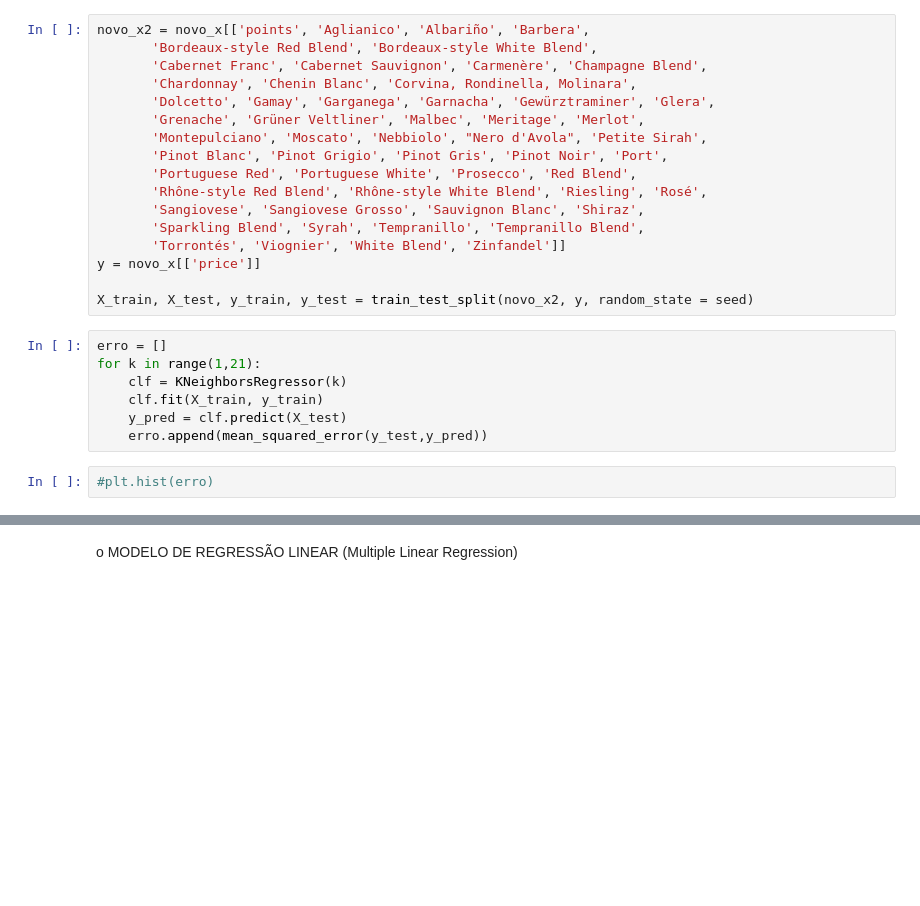
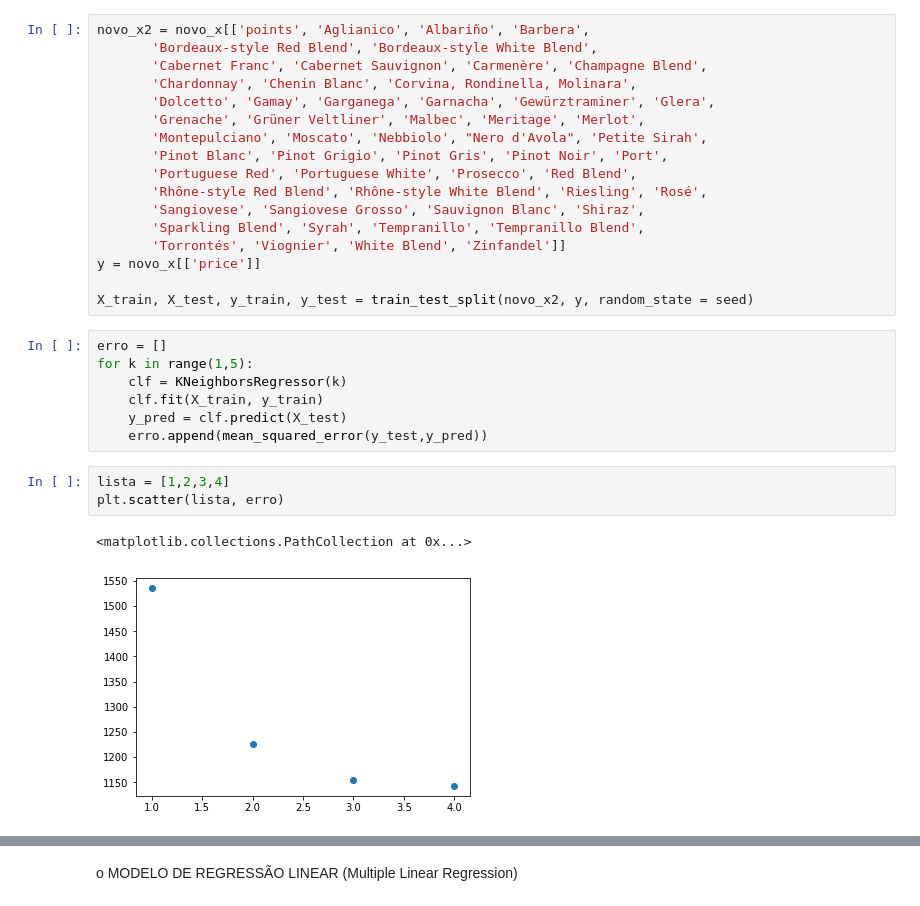
Before and after one commit to FidyBack/projeto_Cdata, a Jupyter notebook: Projeto 3 - Previsão de preço de Vinhos/Projeto3_grupo_6_vinhos.ipynb, the cells around one changed output, grey strips where cells are left out. Cells and saved outputs as stored; diff of their text form; blank space fills up the shorter version.

```diff
--- a/Projeto 3 - Previsão de preço de Vinhos/Projeto3_grupo_6_vinhos.ipynb
+++ b/Projeto 3 - Previsão de preço de Vinhos/Projeto3_grupo_6_vinhos.ipynb
@@ -235,10 +235,14 @@ y = novo_x[['price']]
 X_train, X_test, y_train, y_test = train_test_split(novo_x2, y, random_state = seed)
 # %%
 erro = []
-for k in range(1,21):
+for k in range(1,5):
     clf = KNeighborsRegressor(k)
     clf.fit(X_train, y_train)
     y_pred = clf.predict(X_test)
     erro.append(mean_squared_error(y_test,y_pred))
-# %%
-#plt.hist(erro)
+# %%
+lista = [1,2,3,4]
+plt.scatter(lista, erro)
+# %% [output]
+<matplotlib.collections.PathCollection at 0x...>
+[figure, added]
```
Also changed, not shown: parts of 1 cell of this notebook.
